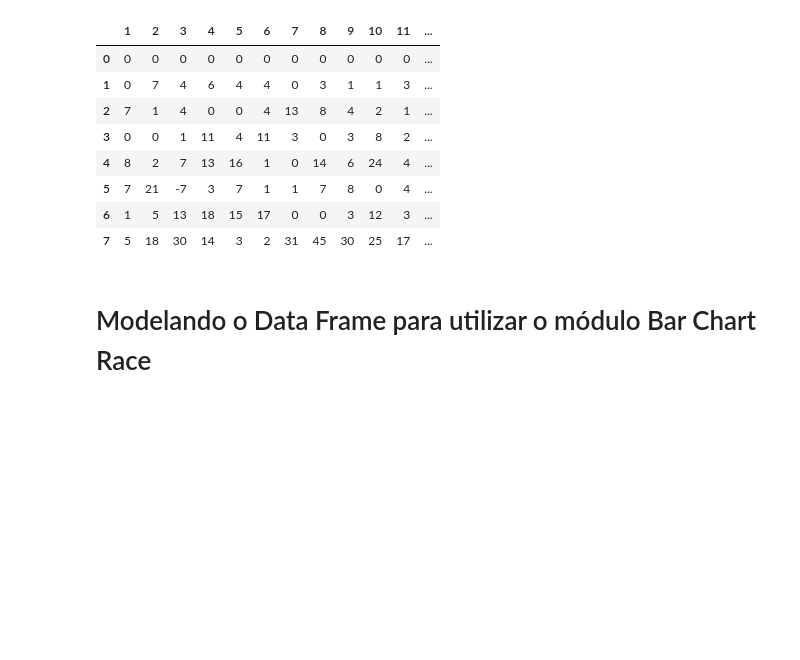
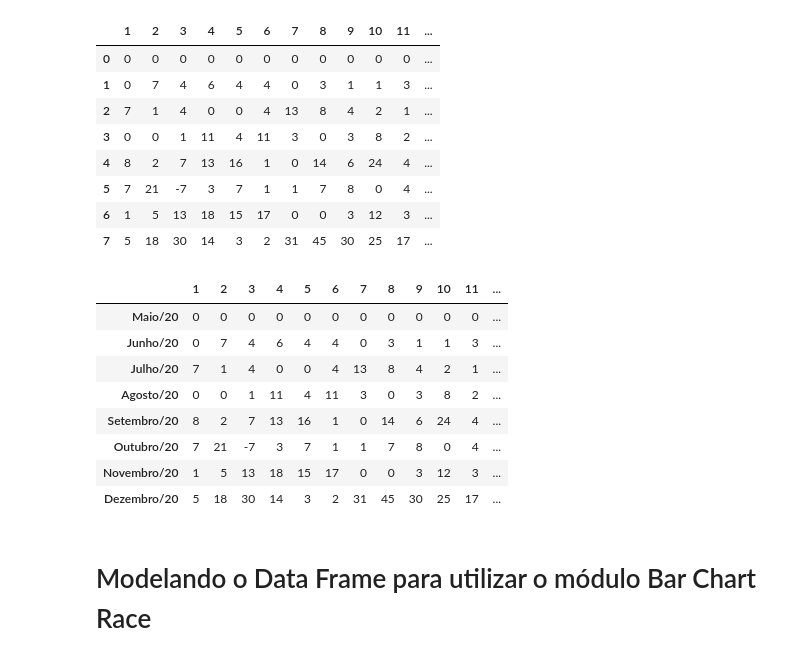
Before and after one commit to ror74559/Covid-19_Valenca_2020, a Jupyter notebook: covid_Valença_2020.ipynb, the cells around one changed output. Cells and saved outputs as stored; diff of their text form; code cells hidden in the pictures; blank space fills up the shorter version.

Commit message:
Acrescentando df_corrida para a aparecer o Data Frame em uma célula

```diff
--- a/covid_Valença_2020.ipynb
+++ b/covid_Valença_2020.ipynb
@@ -258,6 +247,17 @@ df_corrida
 # %%
 for i in range(len(lista_nome_indice)):
   df_corrida.rename(index= ({i:lista_nome_indice[i]}), inplace = True)
+df_corrida
+# %% [output]
+|  | 1 | 2 | 3 | 4 | 5 | 6 | 7 | 8 | 9 | 10 | 11 | ... |
+| Maio/20 | 0 | 0 | 0 | 0 | 0 | 0 | 0 | 0 | 0 | 0 | 0 | ... |
+| Junho/20 | 0 | 7 | 4 | 6 | 4 | 4 | 0 | 3 | 1 | 1 | 3 | ... |
+| Julho/20 | 7 | 1 | 4 | 0 | 0 | 4 | 13 | 8 | 4 | 2 | 1 | ... |
+| Agosto/20 | 0 | 0 | 1 | 11 | 4 | 11 | 3 | 0 | 3 | 8 | 2 | ... |
+| Setembro/20 | 8 | 2 | 7 | 13 | 16 | 1 | 0 | 14 | 6 | 24 | 4 | ... |
+| Outubro/20 | 7 | 21 | -7 | 3 | 7 | 1 | 1 | 7 | 8 | 0 | 4 | ... |
+| Novembro/20 | 1 | 5 | 13 | 18 | 15 | 17 | 0 | 0 | 3 | 12 | 3 | ... |
+| Dezembro/20 | 5 | 18 | 30 | 14 | 3 | 2 | 31 | 45 | 30 | 25 | 17 | ... |
 # %% [markdown]
 # Modelando o Data Frame para utilizar o módulo Bar Chart Race
 # %%
```
Also changed, not shown: parts of 3 cells of this notebook.
